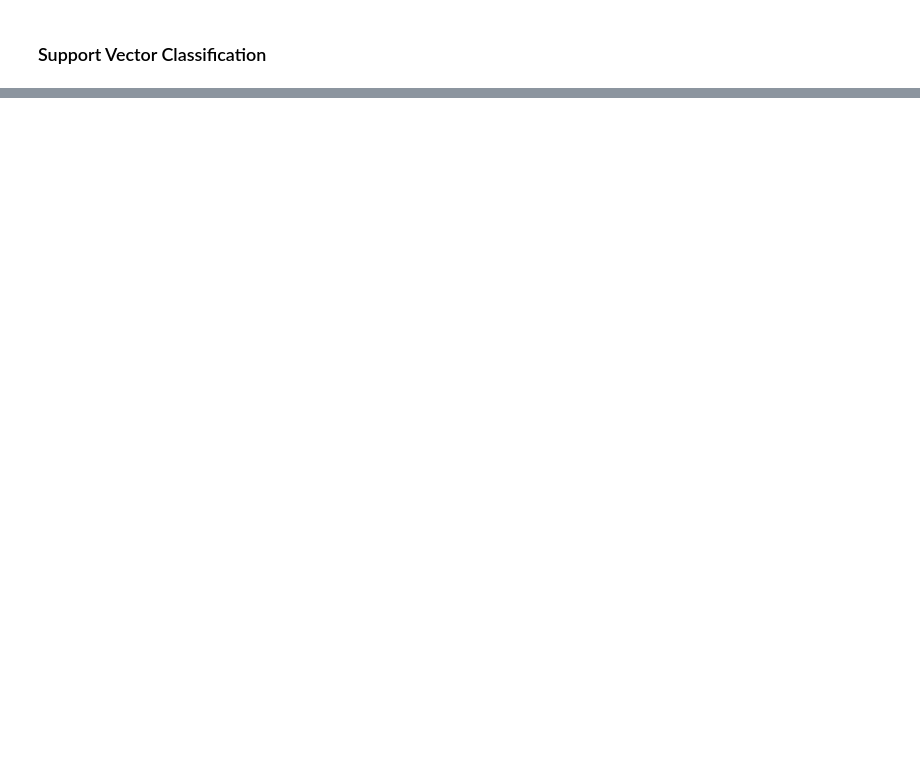
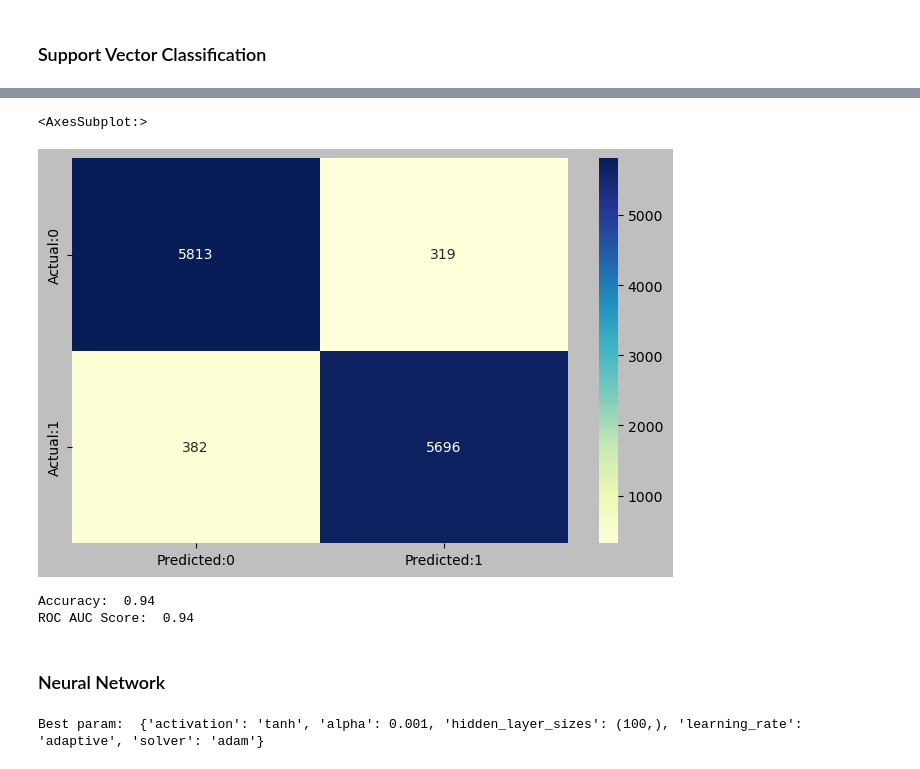
Before and after one commit to P1ntas/IA_Project_2, a Jupyter notebook: report.ipynb, the cells around one changed output, grey strips where cells are left out. Cells and saved outputs as stored; diff of their text form; code cells hidden in the pictures; blank space fills up the shorter version.

```diff
--- a/report.ipynb
+++ b/report.ipynb
@@ -479,0 +516,42 @@ TypeError: Cannot clone object. You should provide an instance of scikit-learn e
+# %%
+# Y_test values from dataset
+# Y_pred values from predictions
+cm = confusion_matrix(Y_test, Y_pred)
+conf_matrix = pd.DataFrame(data = cm,columns = ['Predicted:0','Predicted:1'],index = ['Actual:0','Actual:1'])
+plt.figure(figsize = (8,5))
+sns.heatmap(conf_matrix, annot=True,fmt='d',cmap="YlGnBu")
+# %% [output]
+<AxesSubplot:>
+[figure, added]
+# %%
+accuracy = round(accuracy_score(Y_test,Y_pred),2)
+auc = round(roc_auc_score(Y_test,Y_pred),2)
+print("Accuracy: ", accuracy)
+print("ROC AUC Score: ", auc)
+# %% [output]
+Accuracy:  0.94
+ROC AUC Score:  0.94
+# %% [markdown]
+### Neural Network
+# %%
+# Create classifier
+nn = MLPClassifier()
+
+# Define the parameter grid
+param_grid = {
+    'hidden_layer_sizes': [(100,), (50, 50)],
+    'activation': ['relu', 'tanh'],
+    'solver': ['sgd', 'adam'],
+    'alpha': [0.0001, 0.001],
+    'learning_rate': ['constant', 'adaptive']
+}
+
+grid_search = GridSearchCV(nn, param_grid, cv=5)
+
+grid_search.fit(X_train, Y_train)
+
+Y_pred = grid_search.predict(X_test)
+
+print("Best param: ", grid_search.best_params_)
+# %% [output]
+Best param:  {'activation': 'tanh', 'alpha': 0.001, 'hidden_layer_sizes': (100,), 'learning_rate': 'adaptive', 'solver': 'adam'}
```
Also changed, not shown: parts of 19 cells of this notebook.
